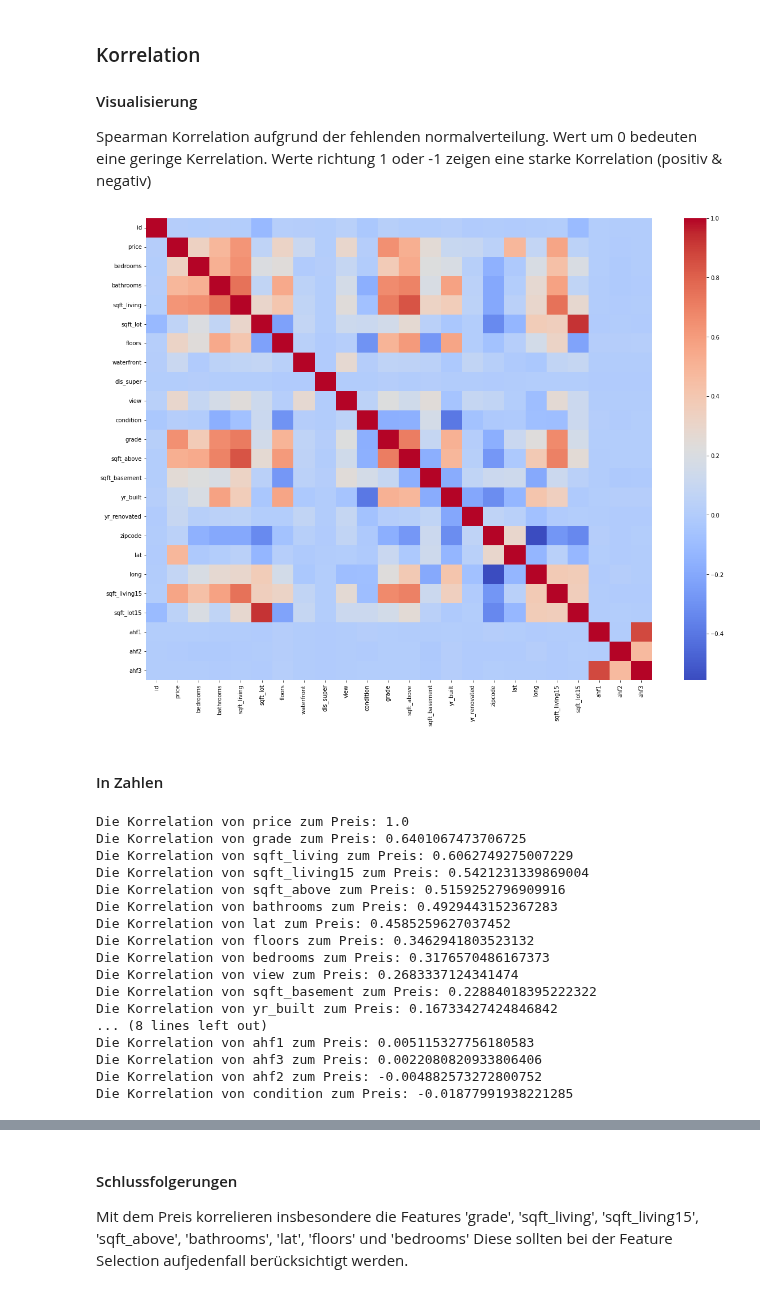
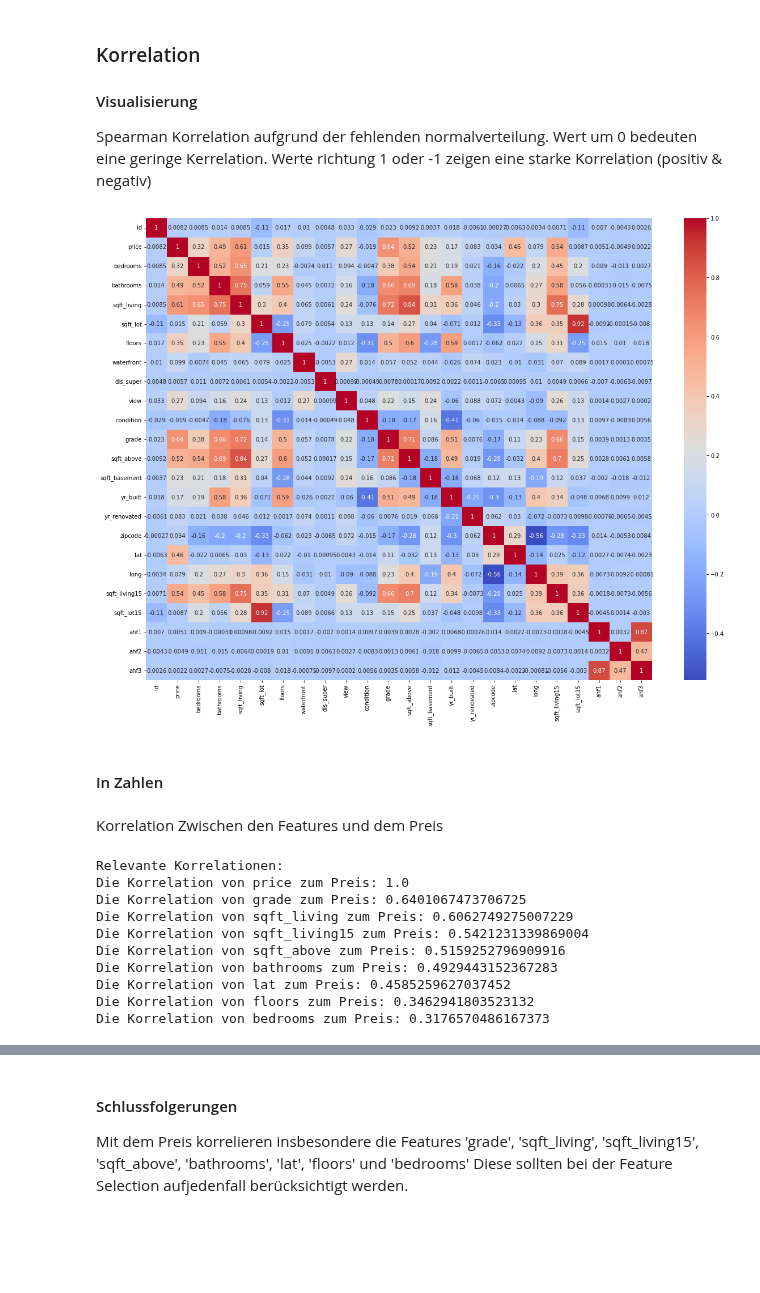
Before and after one commit to robring/advancedDatascience_CaseStudy, a Jupyter notebook: 01_Exploration.ipynb, the cells around one changed output, grey strips where cells are left out. Saved outputs shown, nothing was run; the diff lists cells and outputs as text; code cells hidden in the pictures; blank space fills up the shorter version.

```diff
--- a/01_Exploration.ipynb
+++ b/01_Exploration.ipynb
@@ -40,23 +40,30 @@ Spearman Korrelation aufgrund der fehlenden normalverteilung. Wert um 0 bedeuten
 # %%
 #data
 corr =df.corr(method="spearman")
 #Größe der Heatmap
 fig, ax = plt.subplots(figsize=(20,15))
 #Colorpalette
 cmap = sns.color_palette("coolwarm", as_cmap=True)
 #Heatmap
-sns.heatmap(ax=ax,data=corr,cmap=cmap)
+sns.heatmap(ax=ax,data=corr,cmap=cmap, annot=True)
 plt.show()
 # %% [output]
-[figure, old version]
+[figure, new version]
 # %% [markdown]
 #### In Zahlen
+# %% [markdown]
+Korrelation Zwischen den Features und dem Preis
 # %%
+rel_features =[]
 corr_fig = corr["price"]
 ix = corr.sort_values('price', ascending=False).index
+print("Relevante Korrelationen:")
 for i in ix:
-    print("Die Korrelation von", i,"zum Preis:", corr_fig[i])
+    if corr_fig[i]>= 0.3 or corr_fig[i]<=-0.3:
+        rel_features.append(i)
+        print("Die Korrelation von", i,"zum Preis:", corr_fig[i])
 # %% [output]
+Relevante Korrelationen:
 Die Korrelation von price zum Preis: 1.0
 Die Korrelation von grade zum Preis: 0.6401067473706725
 Die Korrelation von sqft_living zum Preis: 0.6062749275007229
@@ -66,11 +73,3 @@ Die Korrelation von bathrooms zum Preis: 0.4929443152367283
 Die Korrelation von lat zum Preis: 0.4585259627037452
 Die Korrelation von floors zum Preis: 0.3462941803523132
 Die Korrelation von bedrooms zum Preis: 0.3176570486167373
-Die Korrelation von view zum Preis: 0.2683337124341474
-Die Korrelation von sqft_basement zum Preis: 0.22884018395222322
-Die Korrelation von yr_built zum Preis: 0.16733427424846842
-... (8 lines left out)
-Die Korrelation von ahf1 zum Preis: 0.005115327756180583
-Die Korrelation von ahf3 zum Preis: 0.0022080820933806406
-Die Korrelation von ahf2 zum Preis: -0.004882573272800752
-Die Korrelation von condition zum Preis: -0.01877991938221285
```
Also changed, not shown: parts of 5 cells of this notebook.
